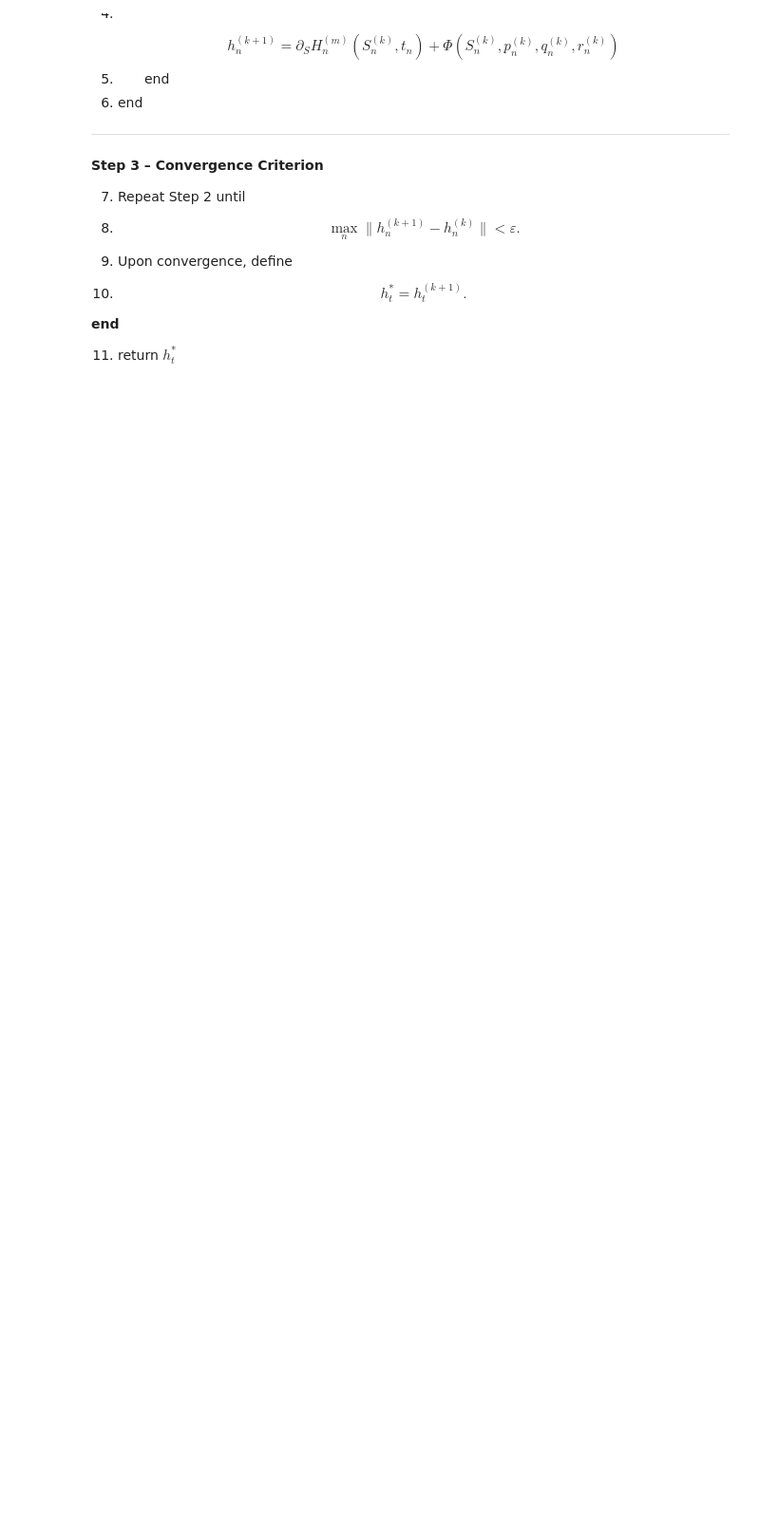
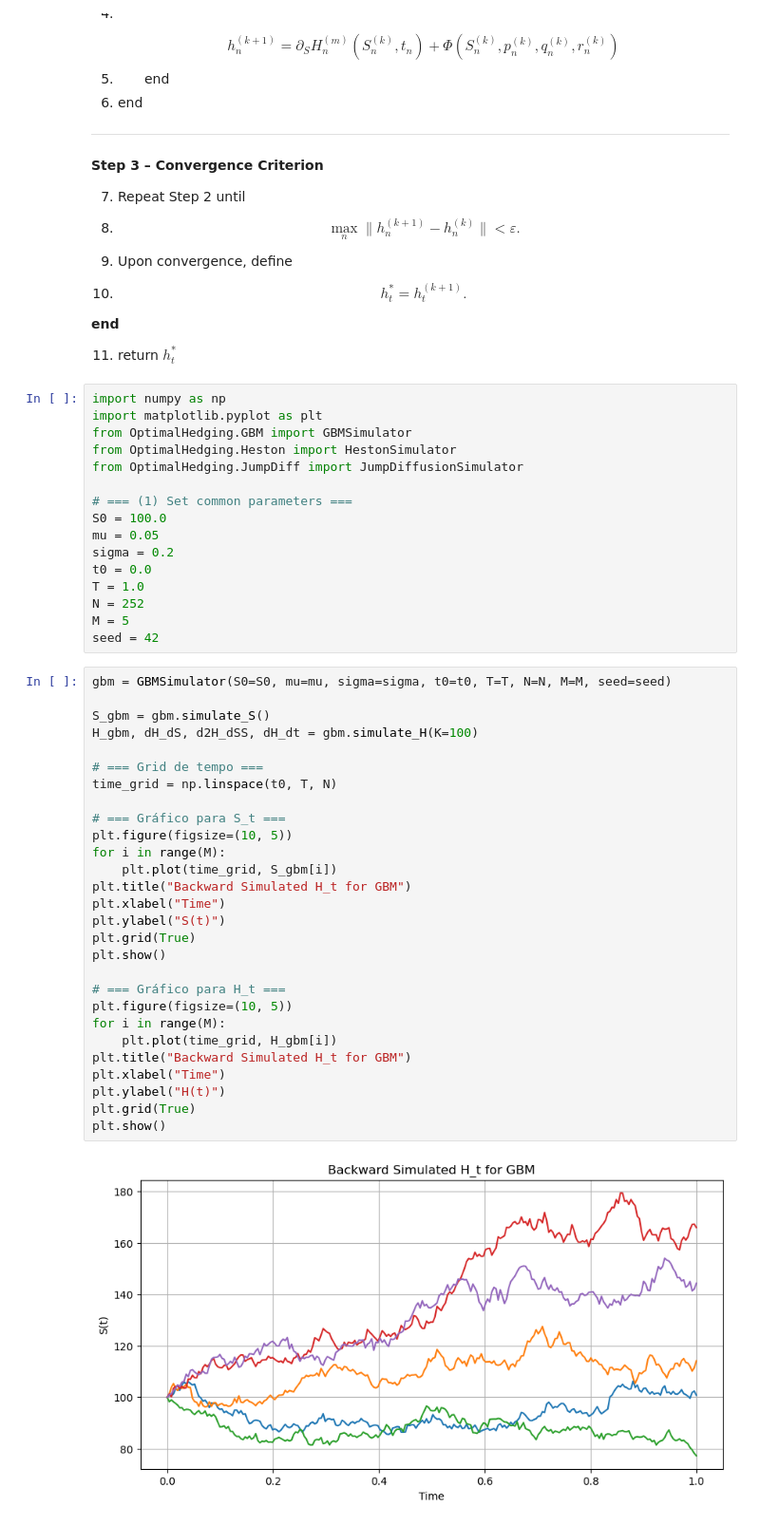
Before and after one commit to JoaoJungblut/Maturity-Risk-for-Variational-Heding, a Jupyter notebook: test.ipynb, the cells around one changed output. Shown at 95% size. Saved outputs shown, nothing was run; the diff lists cells and outputs as text; blank space fills up the shorter version.

```diff
--- a/test.ipynb
+++ b/test.ipynb
@@ -317,3 +386,49 @@ The algorithm above produces a sequence of admissible controls $\{h^{(k)}\}$ tha
 **end**
 
 11. return $h_t^*$
+# %%
+import numpy as np
+import matplotlib.pyplot as plt
+from OptimalHedging.GBM import GBMSimulator
+from OptimalHedging.Heston import HestonSimulator
+from OptimalHedging.JumpDiff import JumpDiffusionSimulator
+
+# === (1) Set common parameters ===
+S0 = 100.0
+mu = 0.05
+sigma = 0.2
+t0 = 0.0
+T = 1.0
+N = 252
+M = 5
+seed = 42
+# %%
+gbm = GBMSimulator(S0=S0, mu=mu, sigma=sigma, t0=t0, T=T, N=N, M=M, seed=seed)
+
+S_gbm = gbm.simulate_S()
+H_gbm, dH_dS, d2H_dSS, dH_dt = gbm.simulate_H(K=100)
+
+# === Grid de tempo ===
+time_grid = np.linspace(t0, T, N)
+
+# === Gráfico para S_t ===
+plt.figure(figsize=(10, 5))
+for i in range(M):
+    plt.plot(time_grid, S_gbm[i])
+plt.title("Backward Simulated H_t for GBM")
+plt.xlabel("Time")
+plt.ylabel("S(t)")
+plt.grid(True)
+plt.show()
+
+# === Gráfico para H_t ===
+plt.figure(figsize=(10, 5))
+for i in range(M):
+    plt.plot(time_grid, H_gbm[i])
+plt.title("Backward Simulated H_t for GBM")
+plt.xlabel("Time")
+plt.ylabel("H(t)")
+plt.grid(True)
+plt.show()
+# %% [output]
+[figure, added]
```
Also changed, not shown: parts of 4 cells of this notebook, 2 other files.
